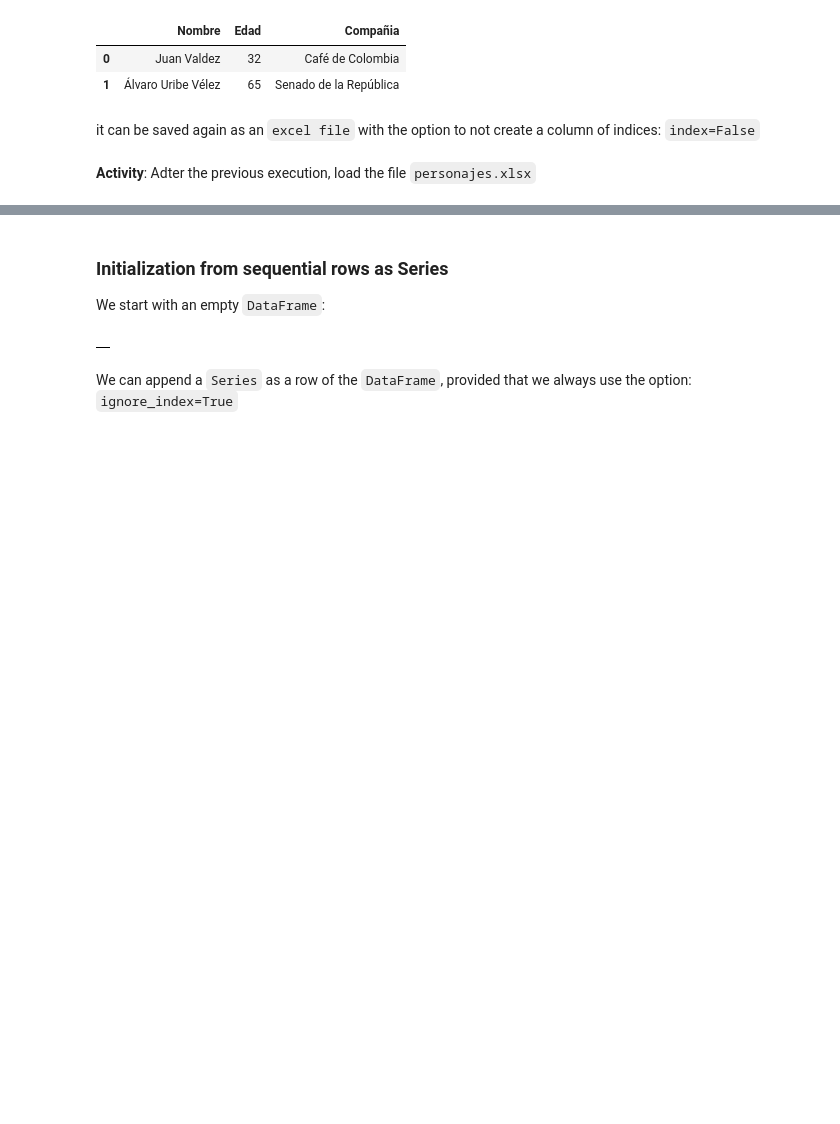
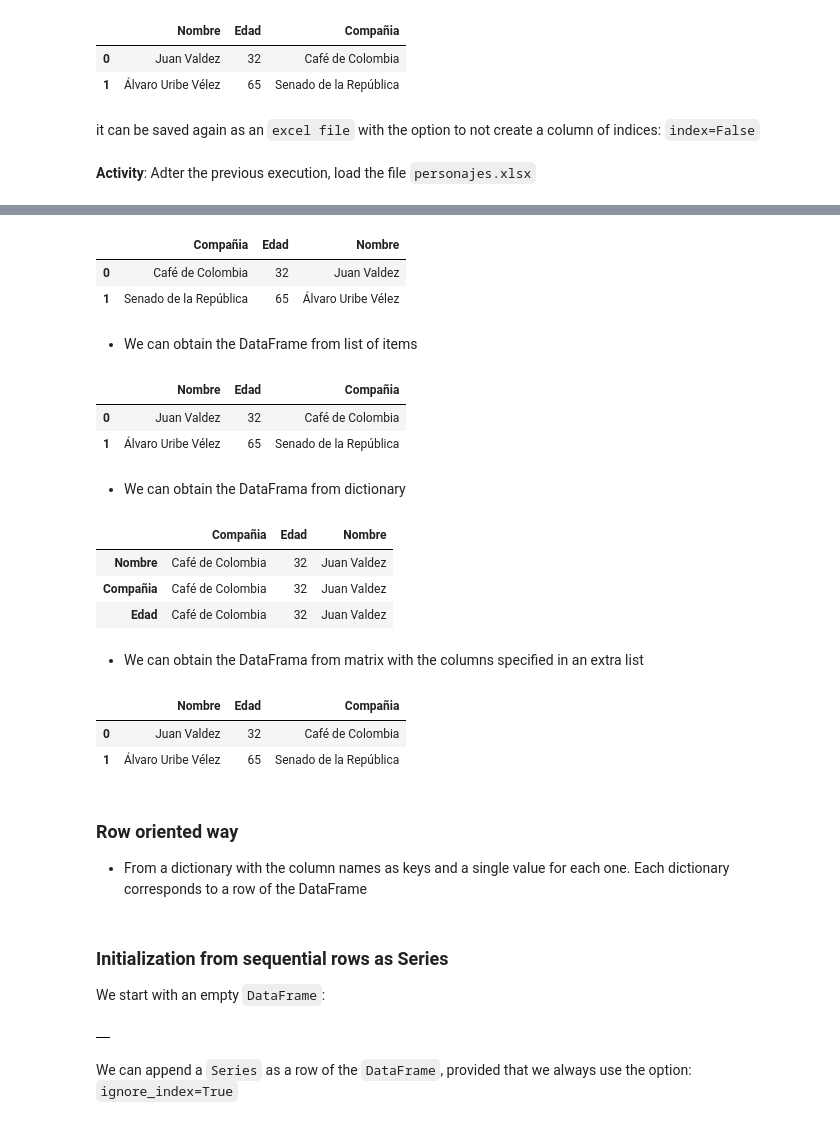
Before and after one commit to restrepo/data-analysis, a Jupyter notebook: Pandas.ipynb, the cells around one changed output, grey strips where cells are left out. Saved outputs shown, nothing was run; the diff lists cells and outputs as text; code cells hidden in the pictures; blank space fills up the shorter version.

```diff
--- a/Pandas.ipynb
+++ b/Pandas.ipynb
@@ -183,3 +205,46 @@ __Activity__: Adter the previous execution, load the file `personajes.xlsx`
+# %%
+pd.DataFrame({'Nombre'   : ['Juan Valdez','Álvaro Uribe Vélez'],
+              'Edad'     : [32,            65                 ],
+              'Compañia' : ['Café de Colombia','Senado de la República']})
+# %% [output]
+|  | Compañia | Edad | Nombre |
+| 0 | Café de Colombia | 32 | Juan Valdez |
+| 1 | Senado de la República | 65 | Álvaro Uribe Vélez |
+# %% [markdown]
+* We can obtain the DataFrame from list of items
+# %%
+pd.DataFrame.from_items([ [ 'Nombre'  , ['Juan Valdez','Álvaro Uribe Vélez']],
+                          [ 'Edad'    , [  32,            65               ]],
+                          [ 'Compañia', ['Café de Colombia','Senado de la República']] ])
+# %% [output]
+|  | Nombre | Edad | Compañia |
+| 0 | Juan Valdez | 32 | Café de Colombia |
+| 1 | Álvaro Uribe Vélez | 65 | Senado de la República |
+# %% [markdown]
+* We can obtain the DataFrama from dictionary
+# %%
+pd.DataFrame( {'Nombre':'Juan Valdez',        'Edad': 32   ,'Compañia':'Café de Colombia'      },
+              {'Nombre':'Álvaro Uribe Vélez', 'Edad': 65   ,'Compañia':'Senado de la República'}
+            )
+# %% [output]
+|  | Compañia | Edad | Nombre |
+| Nombre | Café de Colombia | 32 | Juan Valdez |
+| Compañia | Café de Colombia | 32 | Juan Valdez |
+| Edad | Café de Colombia | 32 | Juan Valdez |
+# %% [markdown]
+* We can obtain the DataFrama from matrix with the columns specified in an extra list
+# %%
+pd.DataFrame( [['Juan Valdez',         32   , 'Café de Colombia'      ],
+               ['Álvaro Uribe Vélez',  65   , 'Senado de la República']],columns=
+               [ 'Nombre'          , 'Edad',   'Compañia'             ]
+            )
+# %% [output]
+|  | Nombre | Edad | Compañia |
+| 0 | Juan Valdez | 32 | Café de Colombia |
+| 1 | Álvaro Uribe Vélez | 65 | Senado de la República |
+# %% [markdown]
+### Row oriented way
+* From a dictionary with the column names as keys and a single value for each one. Each dictionary corresponds to a row of the DataFrame
 # %% [markdown]
 ### Initialization from sequential rows as  Series
 We start with an empty `DataFrame`:
```
Also changed, not shown: parts of 9 cells of this notebook.
